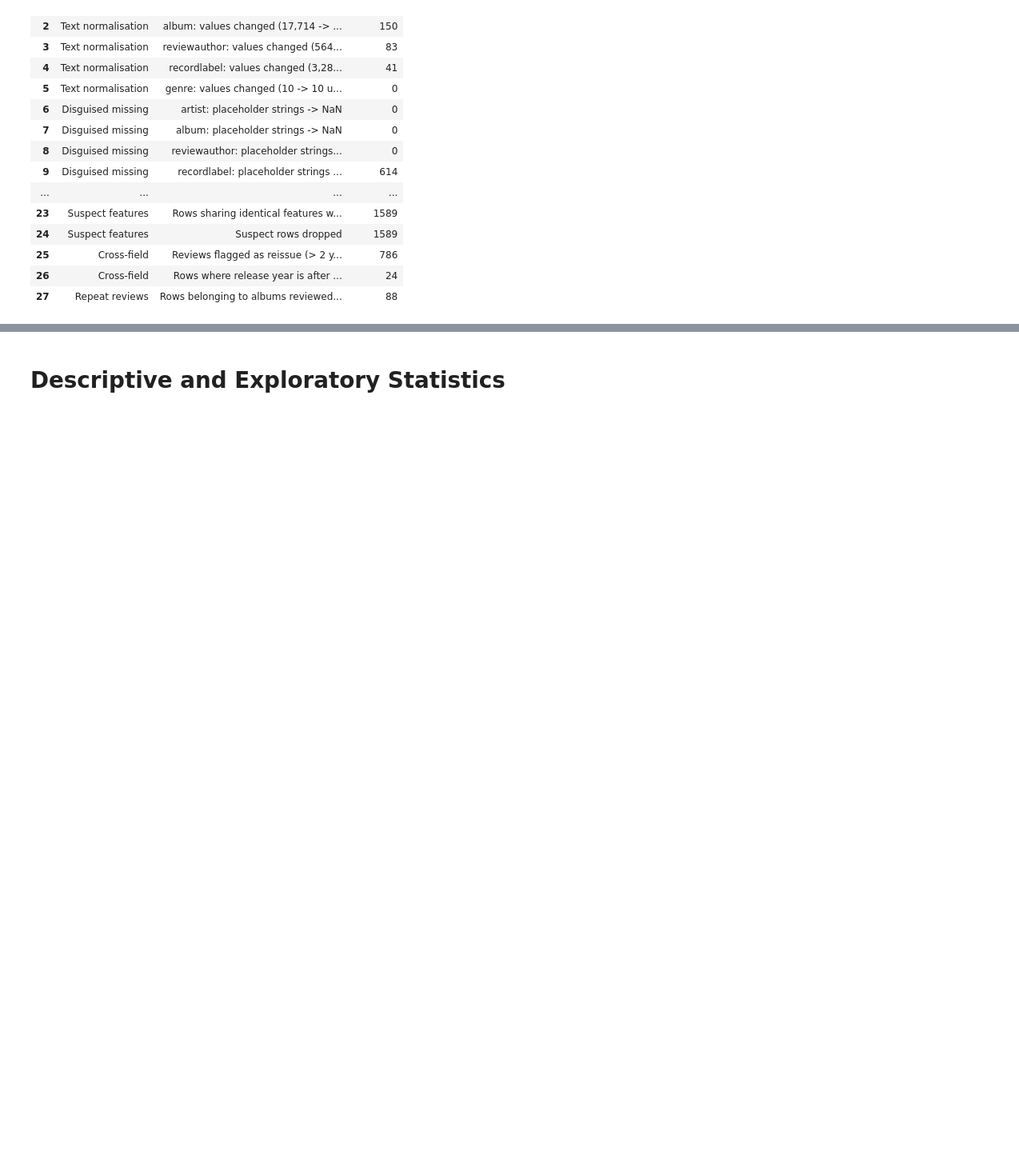
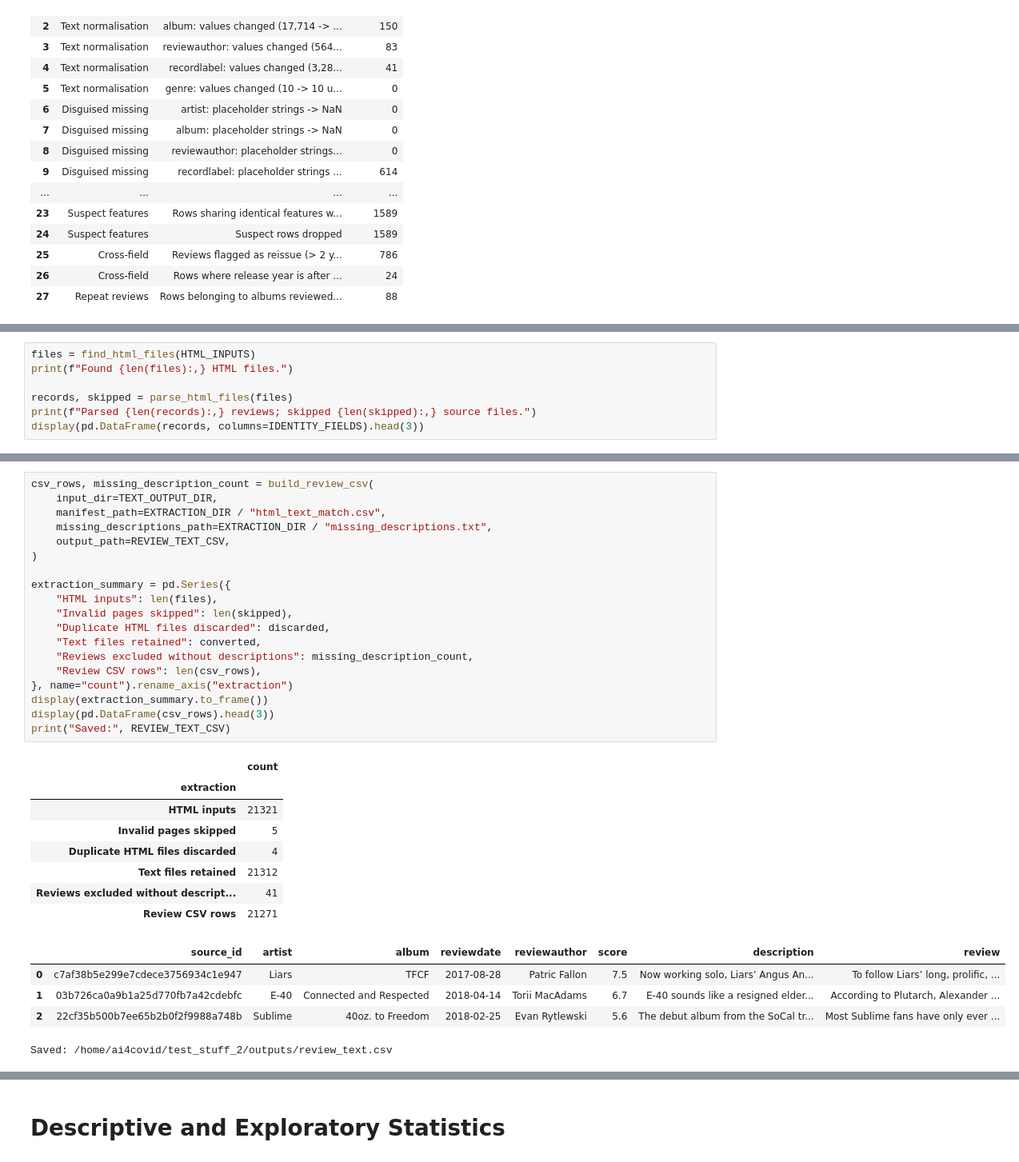
Before and after one commit to Oneplus-2997/objectively-reviewed-cos424, a Jupyter notebook: main_notebook.ipynb, the cells around one changed output, grey strips where cells are left out. Shown at 80% size. Cells and saved outputs as stored; diff of their text form; blank space fills up the shorter version.

```diff
--- a/main_notebook.ipynb
+++ b/main_notebook.ipynb
@@ -1457,0 +737,7 @@ for row in merged[:5]:
+# %%
+files = find_html_files(HTML_INPUTS)
+print(f"Found {len(files):,} HTML files.")
+
+records, skipped = parse_html_files(files)
+print(f"Parsed {len(records):,} reviews; skipped {len(skipped):,} source files.")
+display(pd.DataFrame(records, columns=IDENTITY_FIELDS).head(3))
@@ -1457,0 +798,33 @@ for row in merged[:5]:
+# %%
+csv_rows, missing_description_count = build_review_csv(
+    input_dir=TEXT_OUTPUT_DIR,
+    manifest_path=EXTRACTION_DIR / "html_text_match.csv",
+    missing_descriptions_path=EXTRACTION_DIR / "missing_descriptions.txt",
+    output_path=REVIEW_TEXT_CSV,
+)
+
+extraction_summary = pd.Series({
+    "HTML inputs": len(files),
+    "Invalid pages skipped": len(skipped),
+    "Duplicate HTML files discarded": discarded,
+    "Text files retained": converted,
+    "Reviews excluded without descriptions": missing_description_count,
+    "Review CSV rows": len(csv_rows),
+}, name="count").rename_axis("extraction")
+display(extraction_summary.to_frame())
+display(pd.DataFrame(csv_rows).head(3))
+print("Saved:", REVIEW_TEXT_CSV)
+# %% [output]
+|  | count |
+| extraction |  |
+| HTML inputs | 21321 |
+| Invalid pages skipped | 5 |
+| Duplicate HTML files discarded | 4 |
+| Text files retained | 21312 |
+| Reviews excluded without descript... | 41 |
+| Review CSV rows | 21271 |
+|  | source_id | artist | album | reviewdate | reviewauthor | score | description | review |
+| 0 | c7af38b5e299e7cdece3756934c1e947 | Liars | TFCF | 2017-08-28 | Patric Fallon | 7.5 | Now working solo, Liars’ Angus An... | To follow Liars’ long, prolific, ... |
+| 1 | 03b726ca0a9b1a25d770fb7a42cdebfc | E-40 | Connected and Respected | 2018-04-14 | Torii MacAdams | 6.7 | E-40 sounds like a resigned elder... | According to Plutarch, Alexander ... |
+| 2 | 22cf35b500b7ee65b2b0f2f9988a748b | Sublime | 40oz. to Freedom | 2018-02-25 | Evan Rytlewski | 5.6 | The debut album from the SoCal tr... | Most Sublime fans have only ever ... |
+Saved: /home/ai4covid/test_stuff_2/outputs/review_text.csv
```
Also changed, not shown: parts of 61 cells of this notebook.
